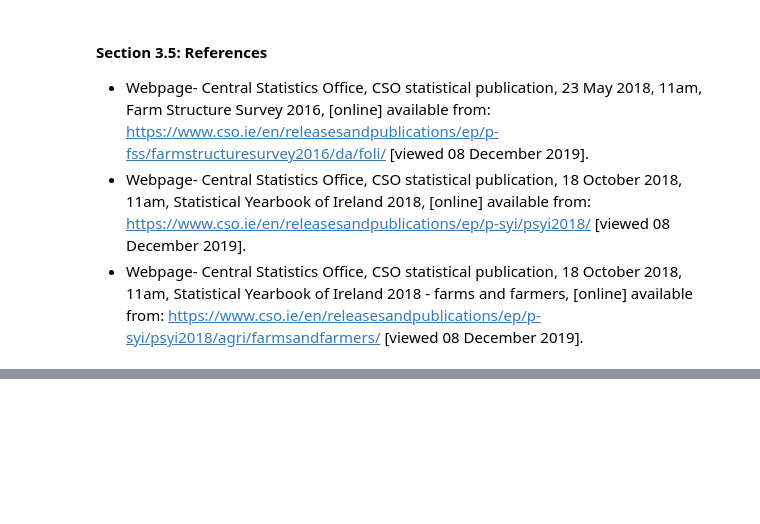
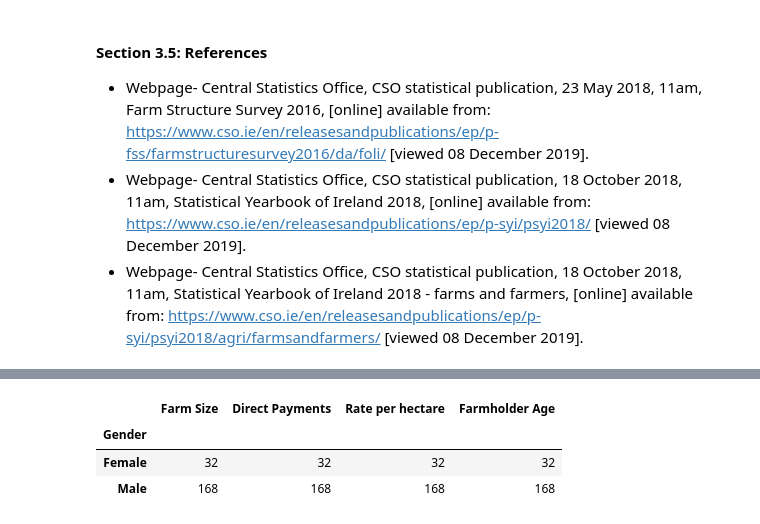
Before and after one commit to johndunne2019/PDA-Project-Data-Simulation, a Jupyter notebook: Data-Simulation.ipynb, the cells around one changed output, grey strips where cells are left out. Saved outputs shown, nothing was run; the diff lists cells and outputs as text; code cells hidden in the pictures; blank space fills up the shorter version.

Commit message:
Section 4 - display data simulation in a pandas dataframe & pandas groupby count

```diff
--- a/Data-Simulation.ipynb
+++ b/Data-Simulation.ipynb
@@ -943,0 +971,7 @@ df.groupby('Farmholder Age').count()
+# %%
+df.groupby('Gender').count()
+# %% [output]
+|  | Farm Size | Direct Payments | Rate per hectare | Farmholder Age |
+| Gender |  |  |  |  |
+| Female | 32 | 32 | 32 | 32 |
+| Male | 168 | 168 | 168 | 168 |
```
Also changed, not shown: parts of 26 cells of this notebook.
